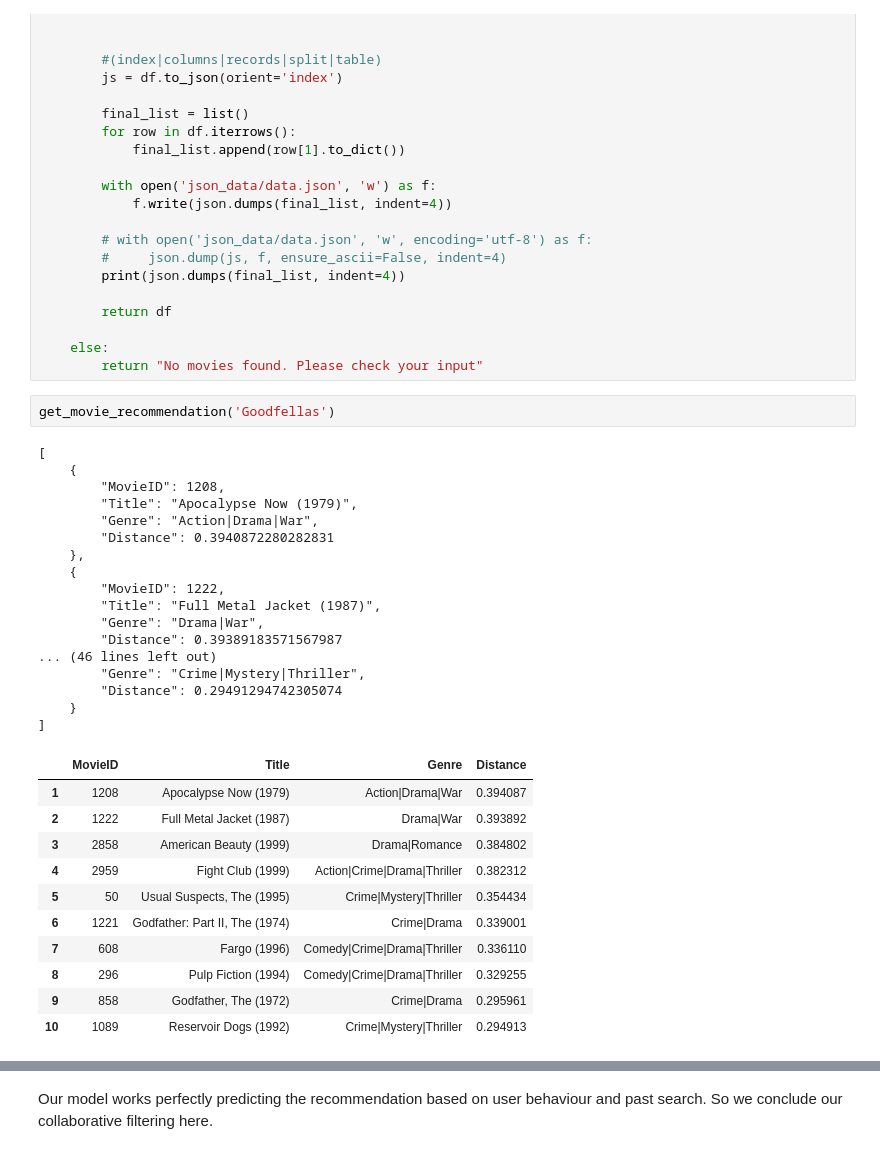
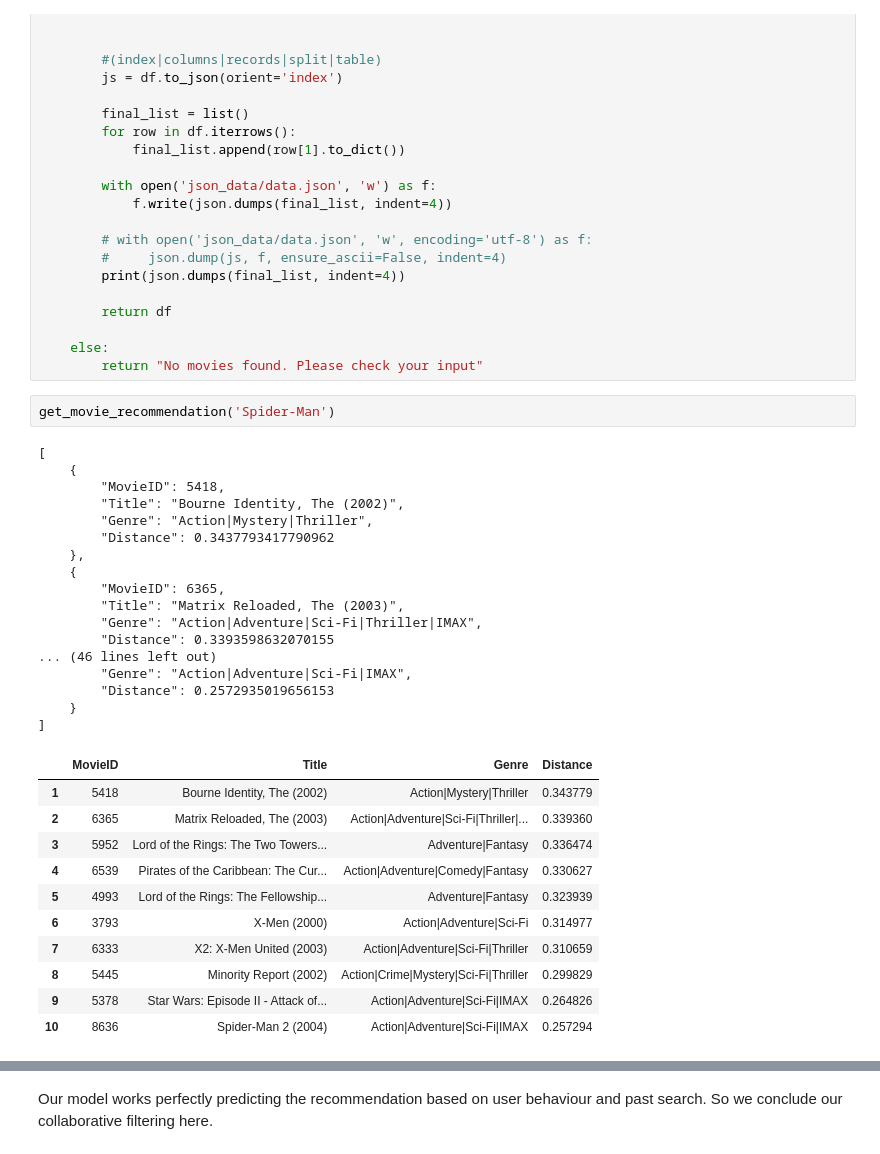
Before and after one commit to Aarekaz/mymovielist, a Jupyter notebook: backend/notebooks/item-based_collaborative_filtering_model.ipynb, the cells around one changed output, grey strips where cells are left out. Saved outputs shown, nothing was run; the diff lists cells and outputs as text.

```diff
--- a/backend/notebooks/item-based_collaborative_filtering_model.ipynb
+++ b/backend/notebooks/item-based_collaborative_filtering_model.ipynb
@@ -192,37 +192,37 @@ def get_movie_recommendation(movie_name):
 
     else:
         return "No movies found. Please check your input"
-# %%
-get_movie_recommendation('Goodfellas')
-# %% [output]
-[
-    {
-        "MovieID": 1208,
-        "Title": "Apocalypse Now (1979)",
-        "Genre": "Action|Drama|War",
-        "Distance": 0.3940872280282831
-    },
-    {
-        "MovieID": 1222,
-        "Title": "Full Metal Jacket (1987)",
-        "Genre": "Drama|War",
-        "Distance": 0.39389183571567987
-... (46 lines left out)
-        "Genre": "Crime|Mystery|Thriller",
-        "Distance": 0.29491294742305074
-    }
-]
-|  | MovieID | Title | Genre | Distance |
-| 1 | 1208 | Apocalypse Now (1979) | Action|Drama|War | 0.394087 |
-| 2 | 1222 | Full Metal Jacket (1987) | Drama|War | 0.393892 |
-| 3 | 2858 | American Beauty (1999) | Drama|Romance | 0.384802 |
-| 4 | 2959 | Fight Club (1999) | Action|Crime|Drama|Thriller | 0.382312 |
-| 5 | 50 | Usual Suspects, The (1995) | Crime|Mystery|Thriller | 0.354434 |
-| 6 | 1221 | Godfather: Part II, The (1974) | Crime|Drama | 0.339001 |
-| 7 | 608 | Fargo (1996) | Comedy|Crime|Drama|Thriller | 0.336110 |
-| 8 | 296 | Pulp Fiction (1994) | Comedy|Crime|Drama|Thriller | 0.329255 |
-| 9 | 858 | Godfather, The (1972) | Crime|Drama | 0.295961 |
-| 10 | 1089 | Reservoir Dogs (1992) | Crime|Mystery|Thriller | 0.294913 |
+# %%
+get_movie_recommendation('Spider-Man')
+# %% [output]
+[
+    {
+        "MovieID": 5418,
+        "Title": "Bourne Identity, The (2002)",
+        "Genre": "Action|Mystery|Thriller",
+        "Distance": 0.3437793417790962
+    },
+    {
+        "MovieID": 6365,
+        "Title": "Matrix Reloaded, The (2003)",
+        "Genre": "Action|Adventure|Sci-Fi|Thriller|IMAX",
+        "Distance": 0.3393598632070155
+... (46 lines left out)
+        "Genre": "Action|Adventure|Sci-Fi|IMAX",
+        "Distance": 0.2572935019656153
+    }
+]
+|  | MovieID | Title | Genre | Distance |
+| 1 | 5418 | Bourne Identity, The (2002) | Action|Mystery|Thriller | 0.343779 |
+| 2 | 6365 | Matrix Reloaded, The (2003) | Action|Adventure|Sci-Fi|Thriller|... | 0.339360 |
+| 3 | 5952 | Lord of the Rings: The Two Towers... | Adventure|Fantasy | 0.336474 |
+| 4 | 6539 | Pirates of the Caribbean: The Cur... | Action|Adventure|Comedy|Fantasy | 0.330627 |
+| 5 | 4993 | Lord of the Rings: The Fellowship... | Adventure|Fantasy | 0.323939 |
+| 6 | 3793 | X-Men (2000) | Action|Adventure|Sci-Fi | 0.314977 |
+| 7 | 6333 | X2: X-Men United (2003) | Action|Adventure|Sci-Fi|Thriller | 0.310659 |
+| 8 | 5445 | Minority Report (2002) | Action|Crime|Mystery|Sci-Fi|Thriller | 0.299829 |
+| 9 | 5378 | Star Wars: Episode II - Attack of... | Action|Adventure|Sci-Fi|IMAX | 0.264826 |
+| 10 | 8636 | Spider-Man 2 (2004) | Action|Adventure|Sci-Fi|IMAX | 0.257294 |
 # %%
 links = pd.read_csv("../data/links.csv",header=0,delim_whitespace=False)
 new_df = links.loc[links['movieId'].isin(df['MovieID'])]
```
Also changed, not shown: parts of 5 cells of this notebook, 2 other files.
